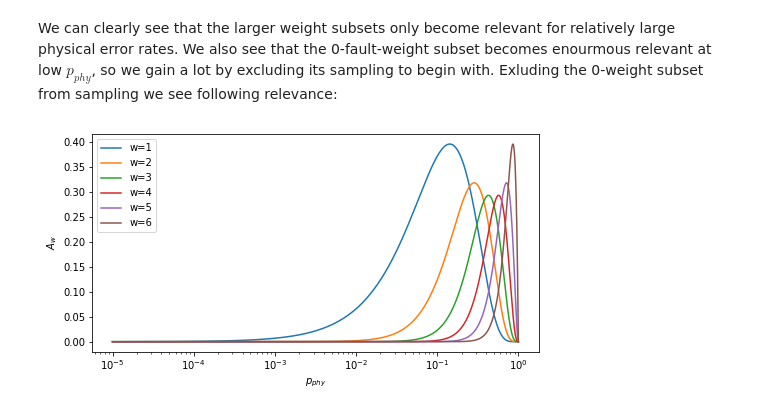
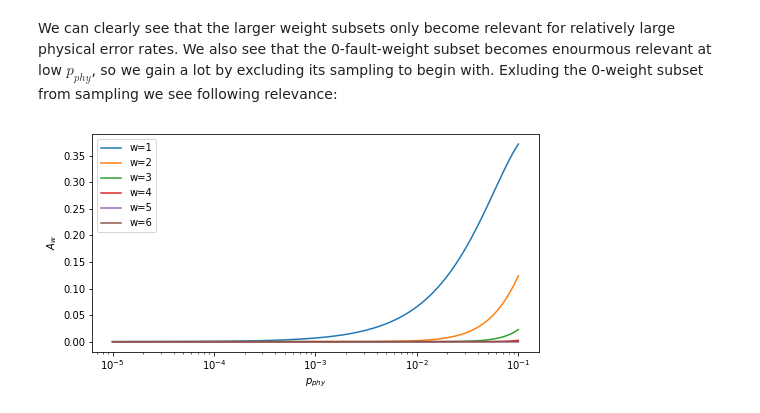
Before and after one commit to dpwinter/qsample, a Jupyter notebook: 05_samplers.ipynb, the cells around one changed output. Drawn from its saved outputs; the diff is of its cells as text; code cells hidden in the pictures.

```diff
--- a/05_samplers.ipynb
+++ b/05_samplers.ipynb
@@ -176,7 +181,9 @@ ghz = Circuit([ {"H": {0}},
 
 ghz.failures[((6,4),)] = '1' # define which measurement is a failure for this circuit
 
-p = np.logspace(-3,0,10)
+# p = np.logspace(-3,0,10)
+p = np.logspace(-3,-1,10)
+
 err_params = {'p': p}
 # %% [markdown]
 Next, we create a sampler object and run it for a specified number of samples. Let's start with the `DirectSampler`:
@@ -493,17 +490,17 @@ We can clearly see that the larger weight subsets only become relevant for relat
 # %%
 #hide_input
 #slow
 
 n = 1000
-p_phy = np.logspace(-5, 0, n)
+p_phy = np.logspace(-5, -1, n)
 
 part = partition(ghz, GATE_GROUPS['p'])
 Aw = np.array([[math.binom(w, len(part)+1, p) for p in p_phy] for w in range(1,len(part)+1)])
 plt.figure(figsize=(8,4))
 plt.plot(p_phy, Aw.T, label=[f'w={i}' for i in range(1,len(part)+1)]);
 plt.xlabel(r'$p_{phy}$');
 plt.ylabel(r'$A_w$');
 plt.xscale('log');
 plt.legend();
 # %% [output]
-[figure, old version]
+[figure, new version]
```
Also changed, not shown: parts of 16 cells of this notebook, 2 other files.
